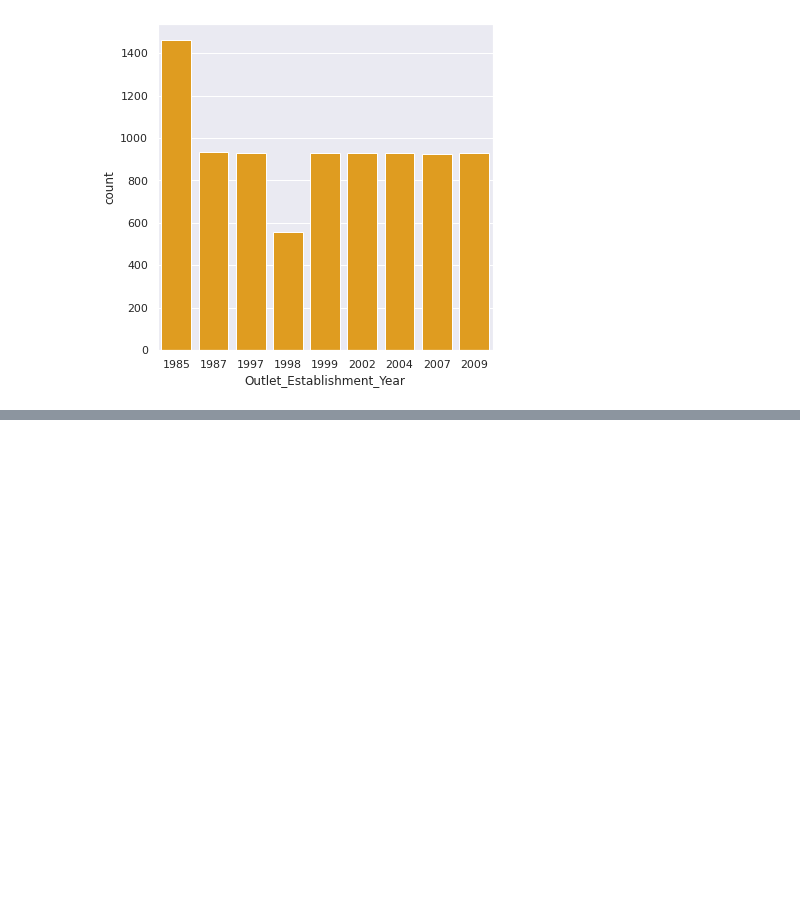
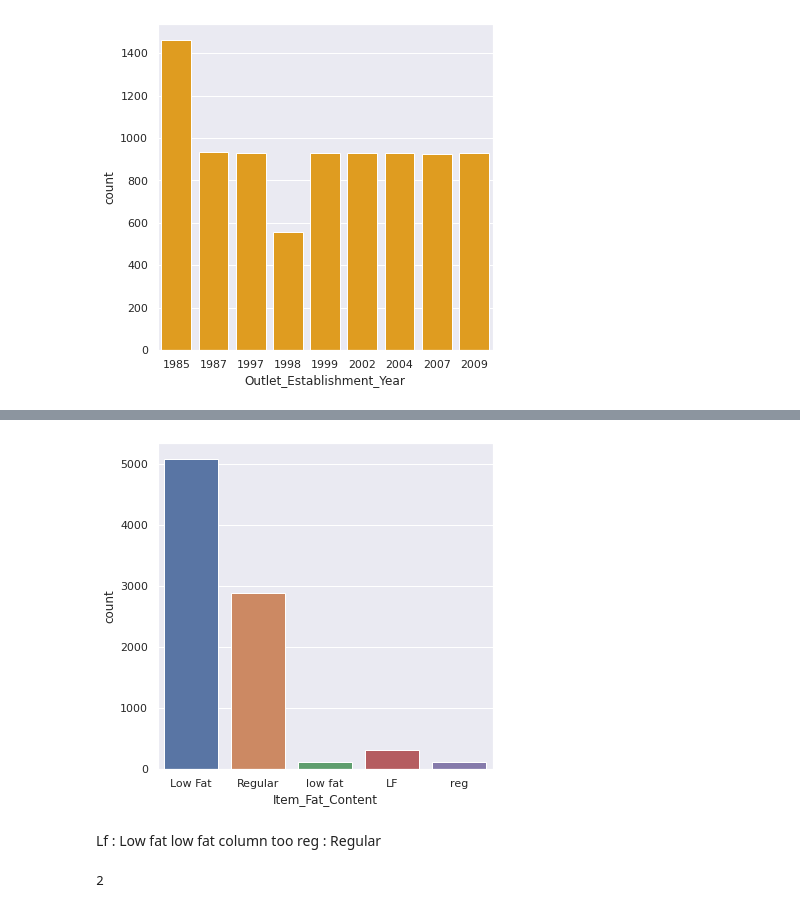
Before and after one commit to MedX1736/MachineLearning_Projects, a Jupyter notebook: BigMart Sales Prediction/BigMart_Sales_Prediction.ipynb, the cells around one changed output, grey strips where cells are left out. Saved outputs shown, nothing was run; the diff lists cells and outputs as text; code cells hidden in the pictures; blank space fills up the shorter version.

```diff
--- a/BigMart Sales Prediction/BigMart_Sales_Prediction.ipynb
+++ b/BigMart Sales Prediction/BigMart_Sales_Prediction.ipynb
@@ -146,0 +174,9 @@ plt.show()
+# %%
+plt.figure(figsize=(6,6))
+sns.countplot(x='Item_Fat_Content' , data = df)
+plt.show()
+# %% [output]
+[figure, added]
+# %% [markdown]
+Lf : Low fat low fat column too
+reg : Regular
@@ -146,0 +185,4 @@ plt.show()
+# %%
+len(df['Item_Fat_Content'].unique())
+# %% [output]
+2
```
Also changed, not shown: parts of 18 cells of this notebook.
